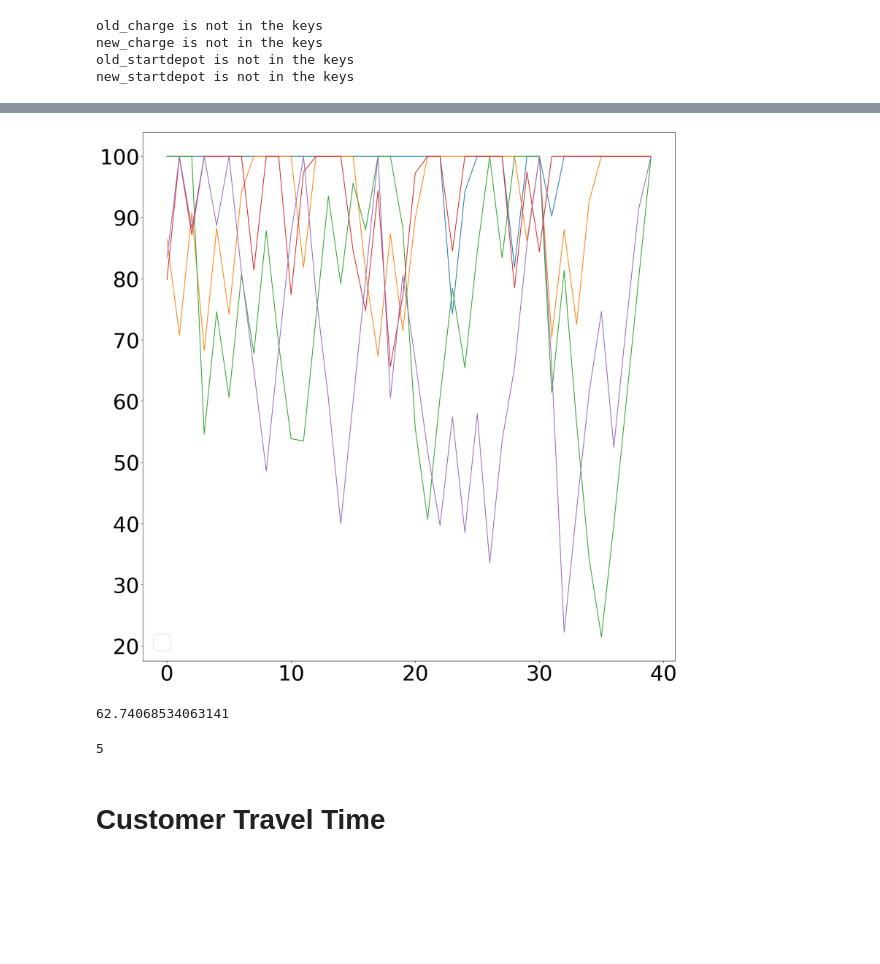
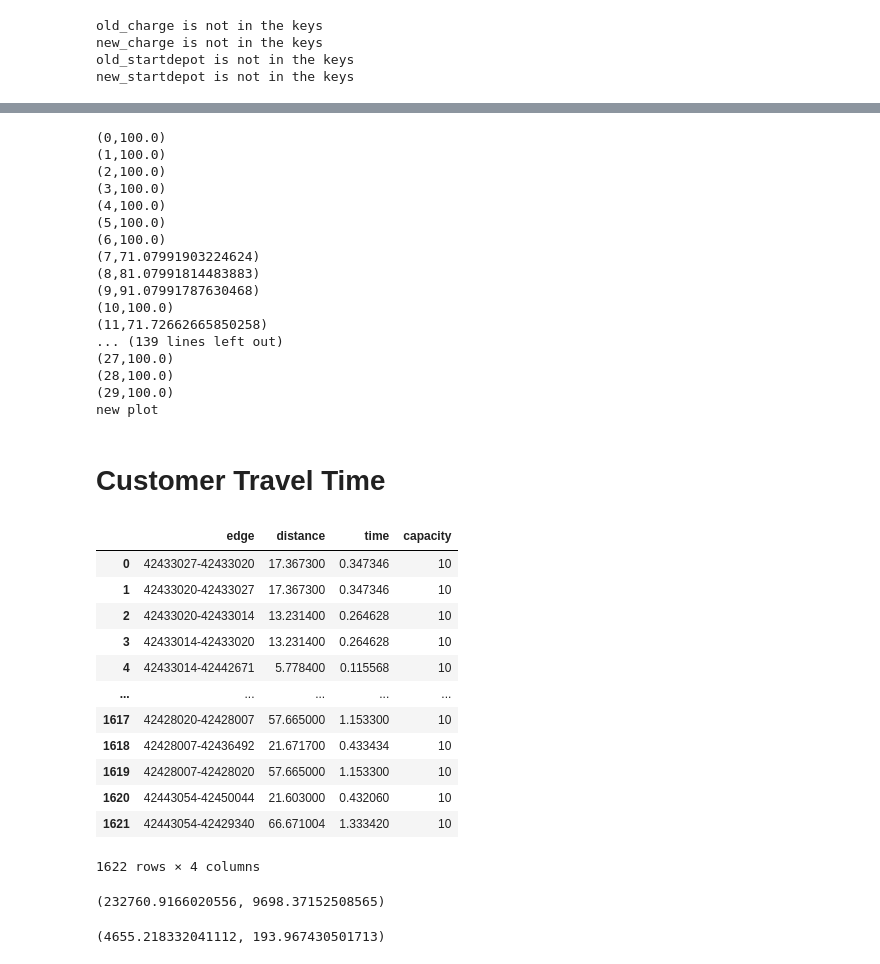
Before and after one commit to brodoluca/ATS, a Jupyter notebook: Simulation/run_analysis.ipynb, the cells around one changed output, grey strips where cells are left out. Saved outputs shown, nothing was run; the diff lists cells and outputs as text; code cells hidden in the pictures; blank space fills up the shorter version.

```diff
--- a/Simulation/run_analysis.ipynb
+++ b/Simulation/run_analysis.ipynb
@@ -276,14 +349,48 @@ vehicles_df_ids
 # %%
-simple_plot_vehicle(vehicles_df_ids, [0,1,2,3,4], "new_charge", fig_size=(20, 20))
+simple_plot_vehicle(vehicles_df_ids, [0,1, 9, 13,20], "new_charge", fig_size=(20, 20), line_thickness=3, plotte=False)
 # %% [output]
-[figure, removed]
+(0,100.0)
+(1,100.0)
+(2,100.0)
+(3,100.0)
+(4,100.0)
+(5,100.0)
+(6,100.0)
+(7,71.07991903224624)
+(8,81.07991814483883)
+(9,91.07991787630468)
+(10,100.0)
+(11,71.72662665850258)
+... (139 lines left out)
+(27,100.0)
+(28,100.0)
+(29,100.0)
+new plot
-# %%
-simple_plot_vehicle_average_values(vehicles_df_ids, [0,1,2,3,4], "new_charge", fig_size=(20, 20), sli = slice(1,3))
-# %% [output]
-62.74068534063141
-# %%
-slice(1,5).stop
-# %% [output]
-5
 # %% [markdown]
 # Customer Travel Time
+# %%
+edge_df = pd.DataFrame(columns=["edge", "distance", "time", "capacity"])
+# %%
+
+temp = {}
+for _, edge_info_name in enumerate(edge_infos):
+    e_di = pd.read_csv(os.path.join(run_folder, edge_info_name))
+    edge_df = pd.concat([edge_df, e_di[edge_df.columns]])
+    break
+    #edge_df.loc[len(edge_df)] = {c: e_di[c][i] for c in edge_df.columns}
+# %%
+edge_df
+# %% [output]
+|  | edge | distance | time | capacity |
+| 0 | 42433027-42433020 | 17.367300 | 0.347346 | 10 |
+| 1 | 42433020-42433027 | 17.367300 | 0.347346 | 10 |
+| 2 | 42433020-42433014 | 13.231400 | 0.264628 | 10 |
+| 3 | 42433014-42433020 | 13.231400 | 0.264628 | 10 |
+| 4 | 42433014-42442671 | 5.778400 | 0.115568 | 10 |
+| ... | ... | ... | ... | ... |
+| 1617 | 42428020-42428007 | 57.665000 | 1.153300 | 10 |
+| 1618 | 42428007-42436492 | 21.671700 | 0.433434 | 10 |
+| 1619 | 42428007-42428020 | 57.665000 | 1.153300 | 10 |
+| 1620 | 42443054-42450044 | 21.603000 | 0.432060 | 10 |
+| 1621 | 42443054-42429340 | 66.671004 | 1.333420 | 10 |
+1622 rows × 4 columns
@@ -289,0 +405,8 @@ slice(1,5).stop
+# %%
+get_average_metric(edge_df, "total_distance_traveled", 24)
+# %% [output]
+(232760.9166020556, 9698.37152508565)
+# %%
+get_average_metric(edge_df, "total_time_traveled", 24)
+# %% [output]
+(4655.218332041112, 193.967430501713)
```
Also changed, not shown: parts of 28 cells of this notebook, 30 other files.
